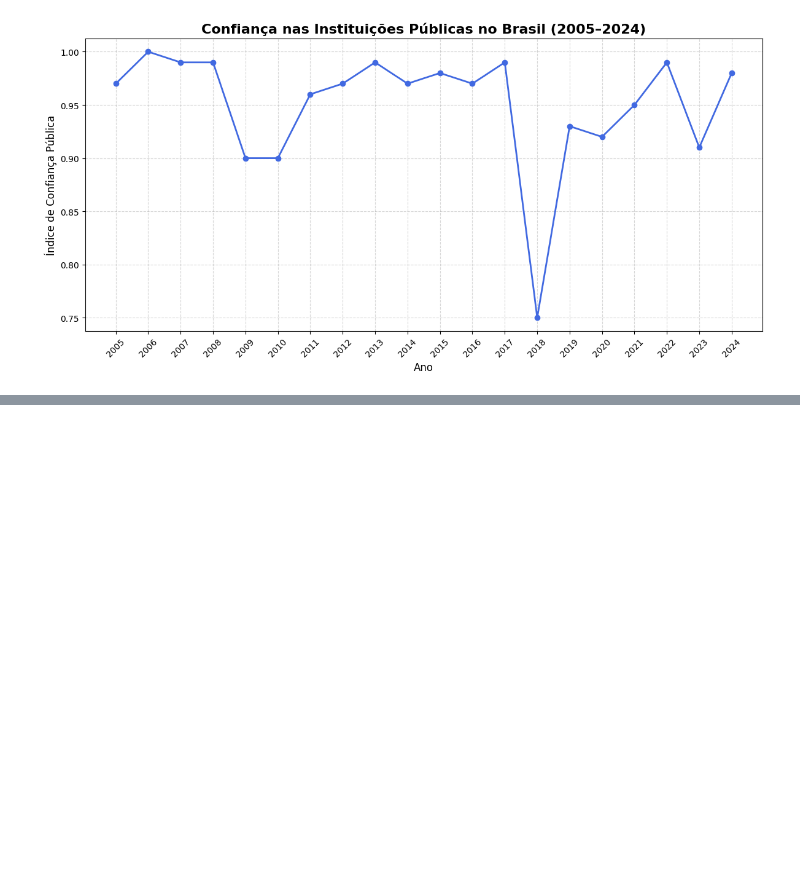
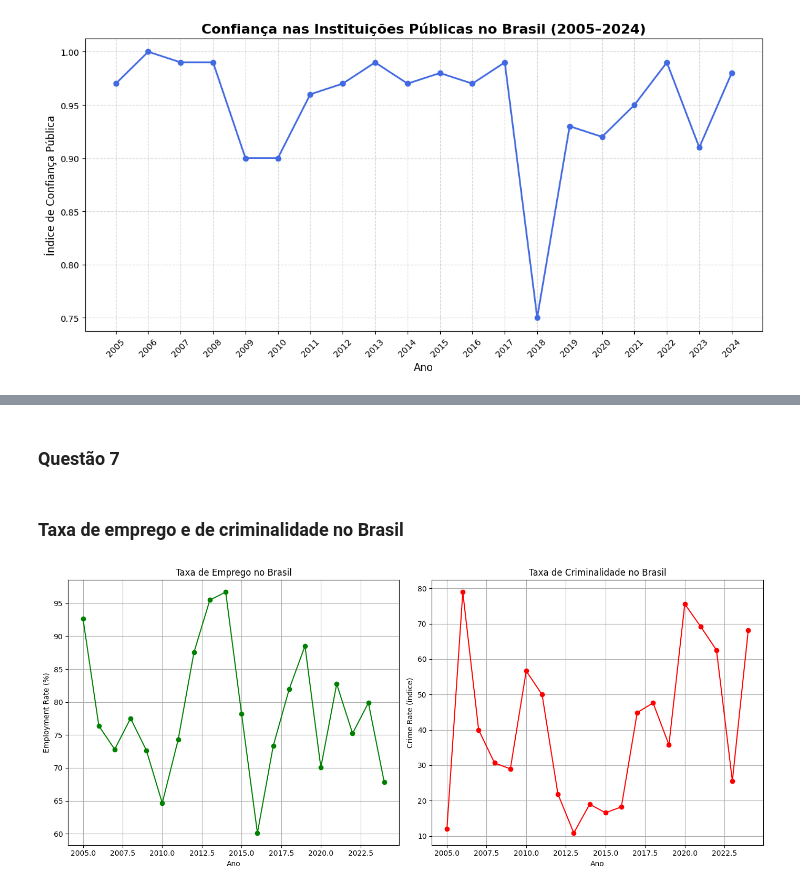
Before and after one commit to romulobeluco/C111-Trabalho, a Jupyter notebook: main.ipynb, the cells around one changed output, grey strips where cells are left out. Saved outputs shown, nothing was run; the diff lists cells and outputs as text; code cells hidden in the pictures; blank space fills up the shorter version.

```diff
--- a/main.ipynb
+++ b/main.ipynb
@@ -100,0 +155,30 @@ plt.show()
+# %% [markdown]
+### Questão 7
+# %% [markdown]
+### Taxa de emprego e de criminalidade no Brasil
+# %%
+df_brasil = dfPaises[dfPaises['Country'] == 'Brazil']
+df_brasil = df_brasil[['Year', 'Employment_Rate', 'Crime_Rate']].dropna().drop_duplicates(subset='Year')
+df_brasil = df_brasil.sort_values(by='Year')
+
+# Criar figura com dois gráficos
+fig, axs = plt.subplots(1, 2, figsize=(14, 6))
+
+# Gráfico 1: Employment Rate
+axs[0].plot(df_brasil['Year'], df_brasil['Employment_Rate'], marker='o', color='green')
+axs[0].set_title('Taxa de Emprego no Brasil')
+axs[0].set_xlabel('Ano')
+axs[0].set_ylabel('Employment Rate (%)')
+axs[0].grid(True)
+
+# Gráfico 2: Crime Rate
+axs[1].plot(df_brasil['Year'], df_brasil['Crime_Rate'], marker='o', color='red')
+axs[1].set_title('Taxa de Criminalidade no Brasil')
+axs[1].set_xlabel('Ano')
+axs[1].set_ylabel('Crime Rate (índice)')
+axs[1].grid(True)
+
+plt.tight_layout()
+plt.show()
+# %% [output]
+[figure, added]
```
Also changed, not shown: parts of 6 cells of this notebook.
